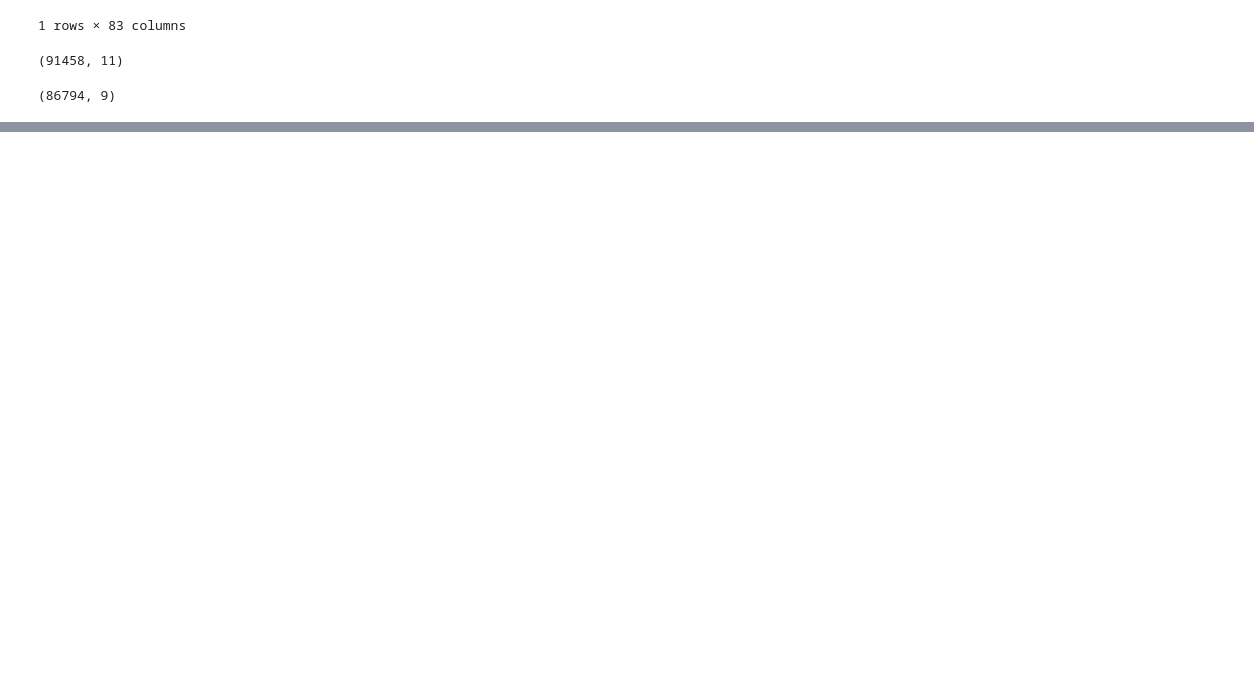
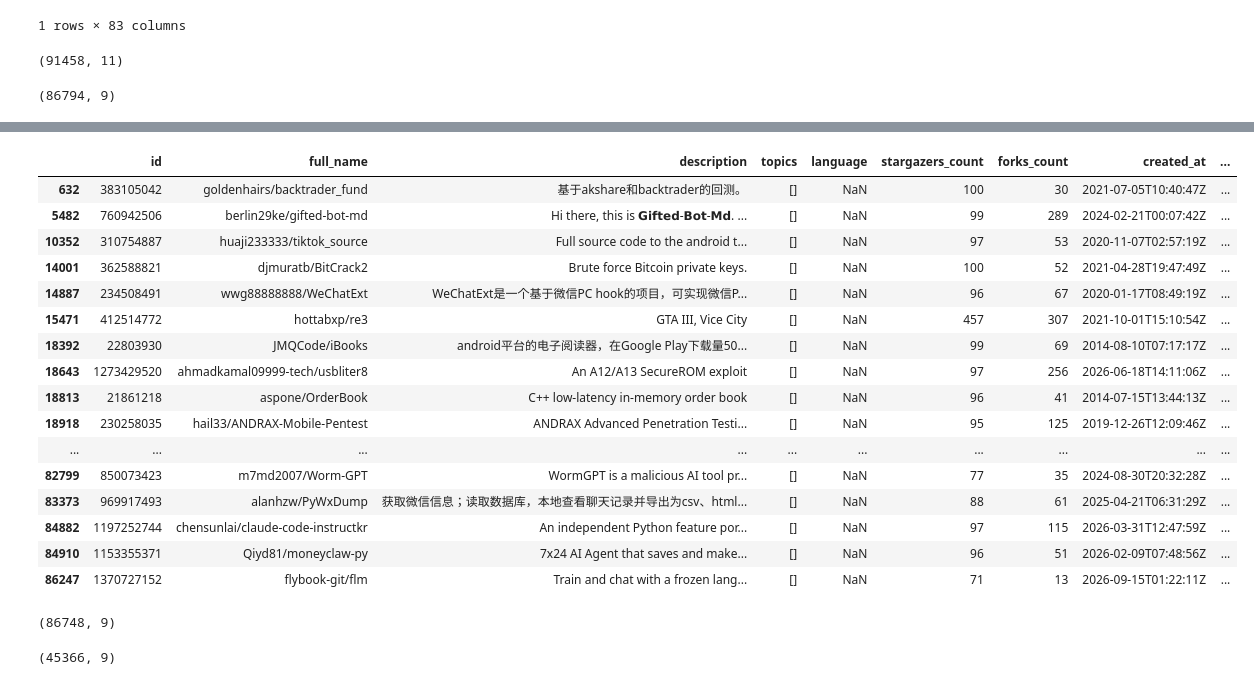
Before and after one commit to kichu3000/GitHubRepoRecommender-ML, a Jupyter notebook: notebook/01_data_exploration.ipynb, the cells around one changed output, grey strips where cells are left out. Saved outputs shown, nothing was run; the diff lists cells and outputs as text; code cells hidden in the pictures; blank space fills up the shorter version.

```diff
--- a/notebook/01_data_exploration.ipynb
+++ b/notebook/01_data_exploration.ipynb
@@ -68,3 +68,23 @@ dtype: int64
 repos["description"] = repos["description"].fillna("")
 # %%
 repos = repos[repos["description"].str.len() > 0]
+# %%
+repos[repos['language'].isna()]
+# %% [output]
+|  | id | full_name | description | topics | language | stargazers_count | forks_count | created_at | ... |
+| 632 | 383105042 | goldenhairs/backtrader_fund | 基于akshare和backtrader的回测。 | [] | NaN | 100 | 30 | 2021-07-05T10:40:47Z | ... |
+| 5482 | 760942506 | berlin29ke/gifted-bot-md | Hi there, this is 𝗚𝗶𝗳𝘁𝗲𝗱-𝗕𝗼𝘁-𝗠𝗱. ... | [] | NaN | 99 | 289 | 2024-02-21T00:07:42Z | ... |
+| 10352 | 310754887 | huaji233333/tiktok_source | Full source code to the android t... | [] | NaN | 97 | 53 | 2020-11-07T02:57:19Z | ... |
+| 14001 | 362588821 | djmuratb/BitCrack2 | Brute force Bitcoin private keys. | [] | NaN | 100 | 52 | 2021-04-28T19:47:49Z | ... |
+| 14887 | 234508491 | wwg88888888/WeChatExt | WeChatExt是一个基于微信PC hook的项目，可实现微信P... | [] | NaN | 96 | 67 | 2020-01-17T08:49:19Z | ... |
+| 15471 | 412514772 | hottabxp/re3 | GTA III, Vice City | [] | NaN | 457 | 307 | 2021-10-01T15:10:54Z | ... |
+| 18392 | 22803930 | JMQCode/iBooks | android平台的电子阅读器，在Google Play下载量50... | [] | NaN | 99 | 69 | 2014-08-10T07:17:17Z | ... |
+| 18643 | 1273429520 | ahmadkamal09999-tech/usbliter8 | An A12/A13 SecureROM exploit | [] | NaN | 97 | 256 | 2026-06-18T14:11:06Z | ... |
+| 18813 | 21861218 | aspone/OrderBook | C++ low-latency in-memory order book | [] | NaN | 96 | 41 | 2014-07-15T13:44:13Z | ... |
+| 18918 | 230258035 | hail33/ANDRAX-Mobile-Pentest | ANDRAX Advanced Penetration Testi... | [] | NaN | 95 | 125 | 2019-12-26T12:09:46Z | ... |
+| ... | ... | ... | ... | ... | ... | ... | ... | ... | ... |
+| 82799 | 850073423 | m7md2007/Worm-GPT | WormGPT is a malicious AI tool pr... | [] | NaN | 77 | 35 | 2024-08-30T20:32:28Z | ... |
+| 83373 | 969917493 | alanhzw/PyWxDump | 获取微信信息；读取数据库，本地查看聊天记录并导出为csv、html... | [] | NaN | 88 | 61 | 2025-04-21T06:31:29Z | ... |
+| 84882 | 1197252744 | chensunlai/claude-code-instructkr | An independent Python feature por... | [] | NaN | 97 | 115 | 2026-03-31T12:47:59Z | ... |
+| 84910 | 1153355371 | Qiyd81/moneyclaw-py | 7x24 AI Agent that saves and make... | [] | NaN | 96 | 51 | 2026-02-09T07:48:56Z | ... |
+| 86247 | 1370727152 | flybook-git/flm | Train and chat with a frozen lang... | [] | NaN | 71 | 13 | 2026-09-15T01:22:11Z | ... |
@@ -70,0 +94,4 @@ repos = repos[repos["description"].str.len() > 0]
+# %%
+repos.shape
+# %% [output]
+(86748, 9)
@@ -70,0 +100,4 @@ repos = repos[repos["description"].str.len() > 0]
+# %%
+repos.shape
+# %% [output]
+(45366, 9)
```
Also changed, not shown: parts of 4 cells of this notebook.
